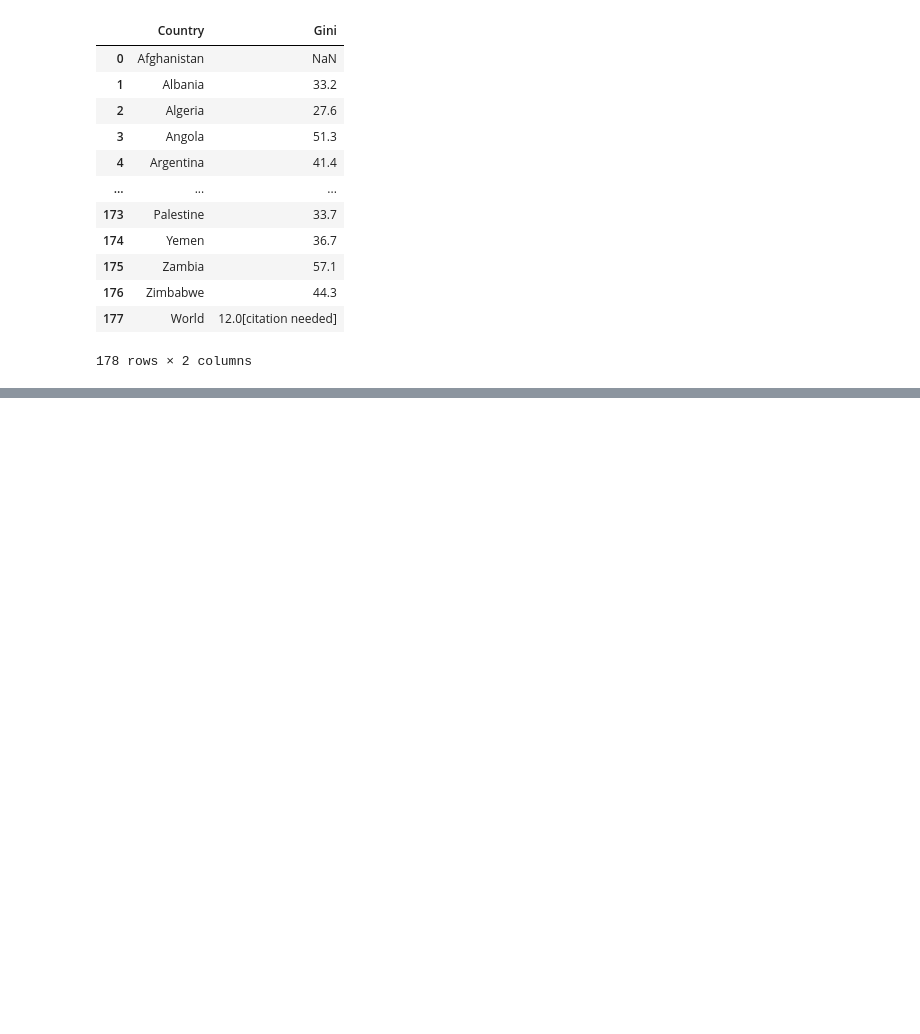
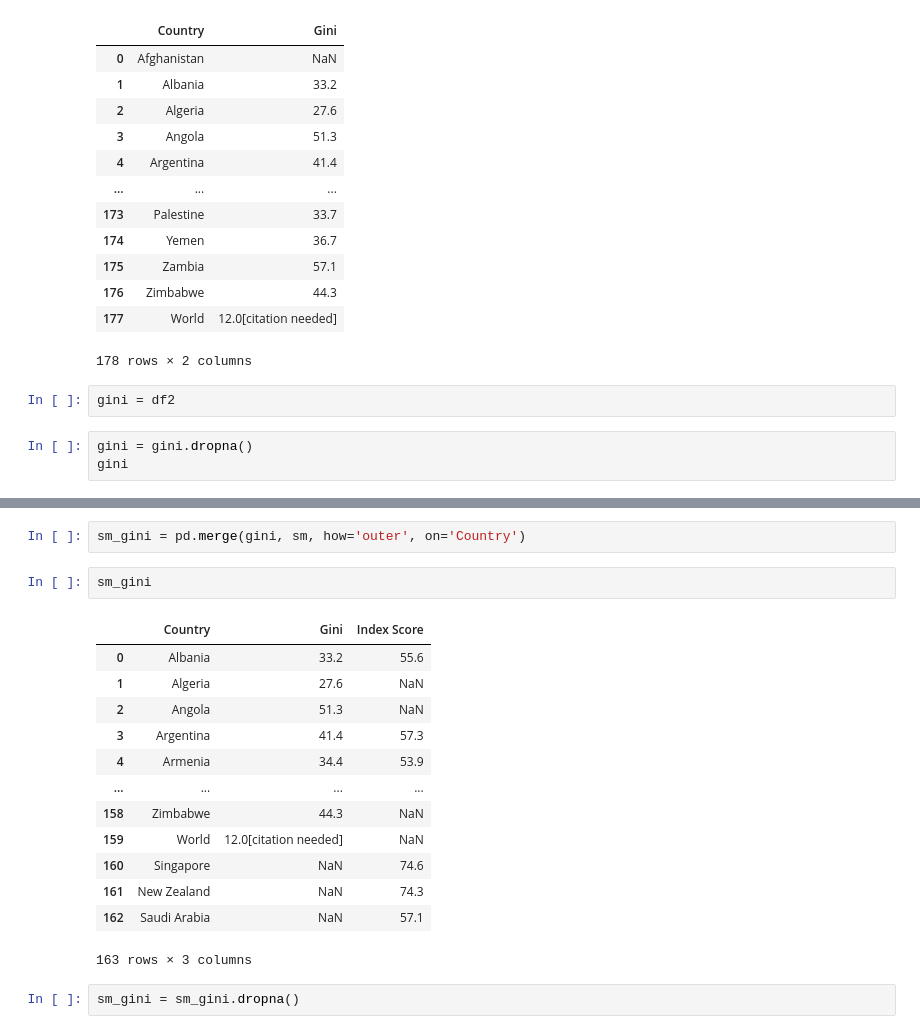
Before and after one commit to niafthomas/niafthomas-github.io, a Jupyter notebook: sm&giniscraperipynb.ipynb, the cells around one changed output, grey strips where cells are left out. Drawn from its saved outputs; the diff is of its cells as text; blank space fills up the shorter version.

```diff
--- a/sm&giniscraperipynb.ipynb
+++ b/sm&giniscraperipynb.ipynb
@@ -118,3 +118,8 @@ df2
 | 176 | Zimbabwe | 44.3 |
 | 177 | World | 12.0[citation needed] |
 178 rows × 2 columns
+# %%
+gini = df2
+# %%
+gini = gini.dropna()
+gini
@@ -125,3 +144,23 @@ files.download("gini.csv")
 # %% [output]
 [interactive output not drawn]
 [interactive output not drawn]
+# %%
+sm_gini = pd.merge(gini, sm, how='outer', on='Country')
+# %%
+sm_gini
+# %% [output]
+|  | Country | Gini | Index Score |
+| 0 | Albania | 33.2 | 55.6 |
+| 1 | Algeria | 27.6 | NaN |
+| 2 | Angola | 51.3 | NaN |
+| 3 | Argentina | 41.4 | 57.3 |
+| 4 | Armenia | 34.4 | 53.9 |
+| ... | ... | ... | ... |
+| 158 | Zimbabwe | 44.3 | NaN |
+| 159 | World | 12.0[citation needed] | NaN |
+| 160 | Singapore | NaN | 74.6 |
+| 161 | New Zealand | NaN | 74.3 |
+| 162 | Saudi Arabia | NaN | 57.1 |
+163 rows × 3 columns
+# %%
+sm_gini = sm_gini.dropna()
```
Also changed, not shown: parts of 6 cells of this notebook.
